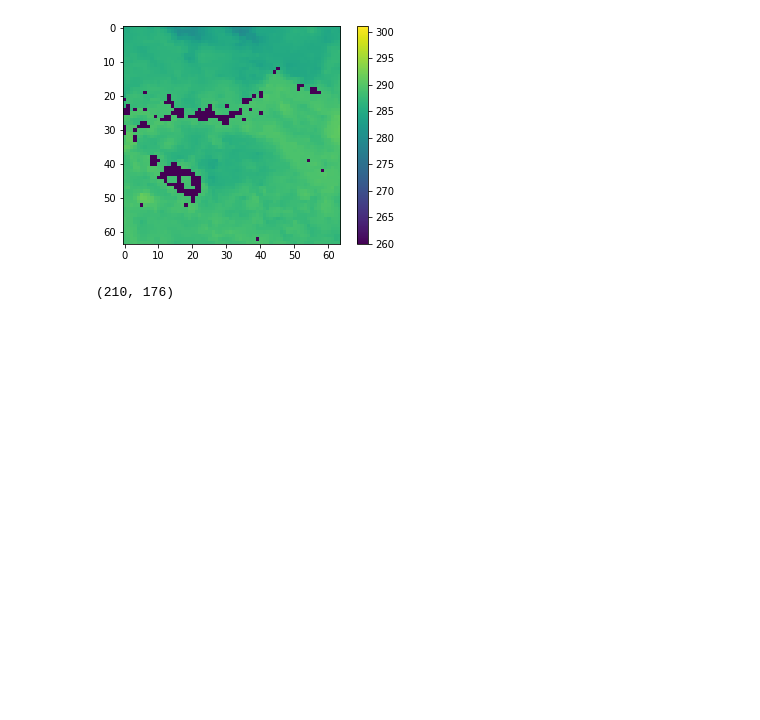
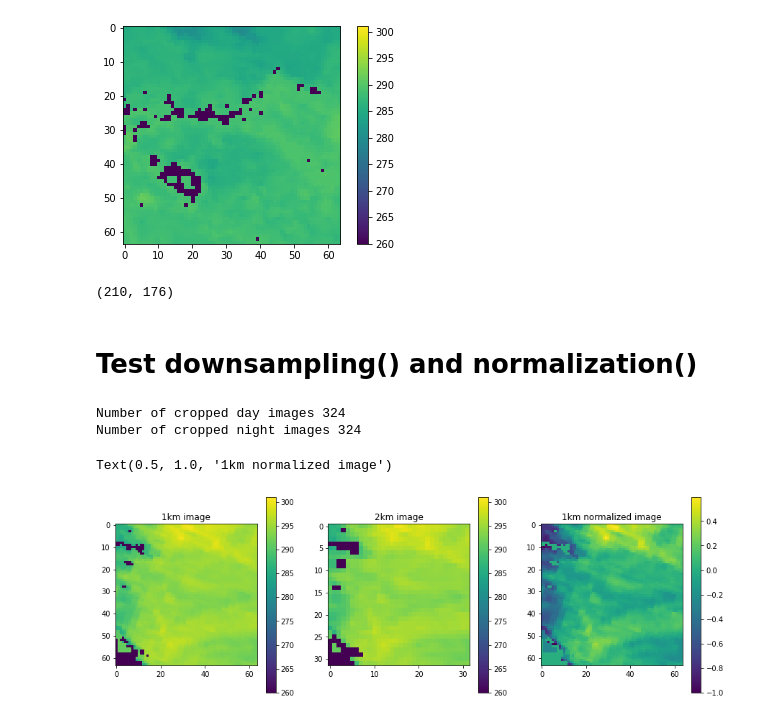
Before and after one commit to IMT-Project-LTS-SR/MRUNet-for-MODIS-super-resolution, a Jupyter notebook: Dirty_code/utils.ipynb, the cells around one changed output. Drawn from its saved outputs; the diff is of its cells as text; code cells hidden in the pictures; blank space fills up the shorter version.

Commit message:
Add normalization()

```diff
--- a/Dirty_code/utils.ipynb
+++ b/Dirty_code/utils.ipynb
@@ -257 +277,20 @@ def image_crop(img_path,dir,step=64,size=(64,64)):
+# %%
+def normalization(image):
+  # INPUT:
+  # image: image that needs to be normalized
+
+  # OUTPUT:
+  # mean: mean value (without taking into account 0.0 pixels) of unnormalized image
+  # max: max value (without taking into account 0.0 pixels) of unnormalized image
+  # nml_image: normalized image
+
+  mean = np.sum(image)/(len(image[image != 0.0]))
+  image[image == 0.0] = np.nan
+  image = image-mean
+  image = np.nan_to_num(image,nan=0.0)
+  max = np.max(np.abs(image))
+  image = image/max
+  nml_image = image
+
+  return mean, max, nml_image
 # %%
@@ -435,3 +488,35 @@ plt.colorbar()
 len(LST_K_day_[LST_K_day_==0]), len(LST_K_night_[LST_K_night_==0])
 # %% [output]
 (210, 176)
+# %% [markdown]
+# Test downsampling() and normalization()
+# %%
+in_file = "MOD11A1.A2021274.h18v04.061.2021278094039.hdf"
+LST_K_day, LST_K_night, cols, rows, projection, geotransform=read_modis(in_file)
+crop_modis(in_file,"/content",64,(64,64))
+# %% [output]
+Number of cropped day images 324
+Number of cropped night images 324
+# %%
+LST_K_day_, LST_K_night_, cols_, rows_, projection_, geotransform_ = read_tif("/content/MOD11A1.A2021274.h18v04.061.2021278094039.150.tif")
+plt.figure(figsize=(15,5))
+plt.subplot(131)
+plt.imshow(LST_K_day_)
+plt.clim(260,301)
+plt.colorbar()
+plt.title('1km image')
+plt.subplot(132)
+LST_K_day_down2 = downsampling(LST_K_day_, scale=2)
+plt.imshow(LST_K_day_down2)
+plt.clim(260,301)
+plt.colorbar()
+plt.title('2km image')
+plt.subplot(133)
+_,_,LST_K_day_nml = normalization(LST_K_day_)
+plt.imshow(LST_K_day_nml)
+# plt.clim(260,301)
+plt.colorbar()
+plt.title('1km normalized image')
+# %% [output]
+Text(0.5, 1.0, '1km normalized image')
+[figure, added]
```
Also changed, not shown: parts of 6 cells of this notebook.
